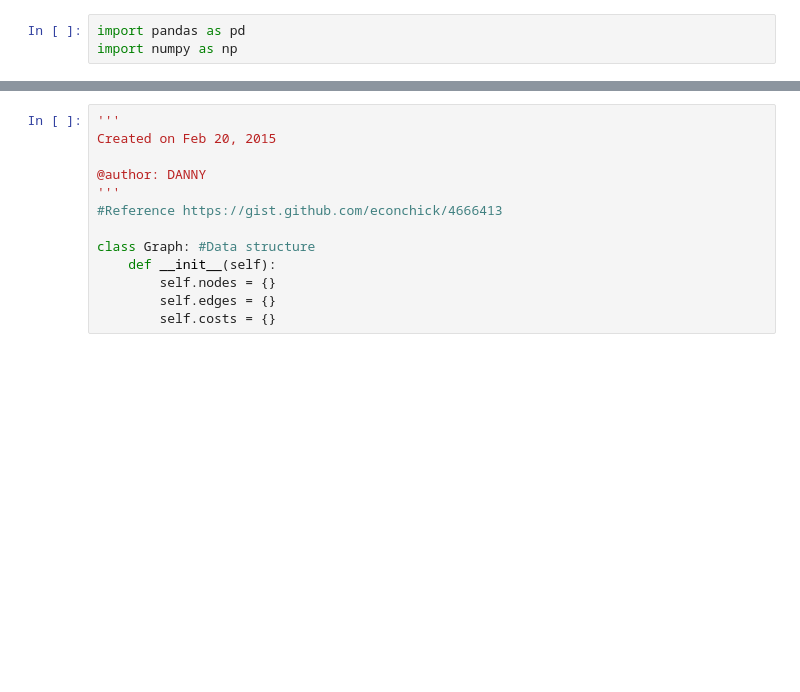
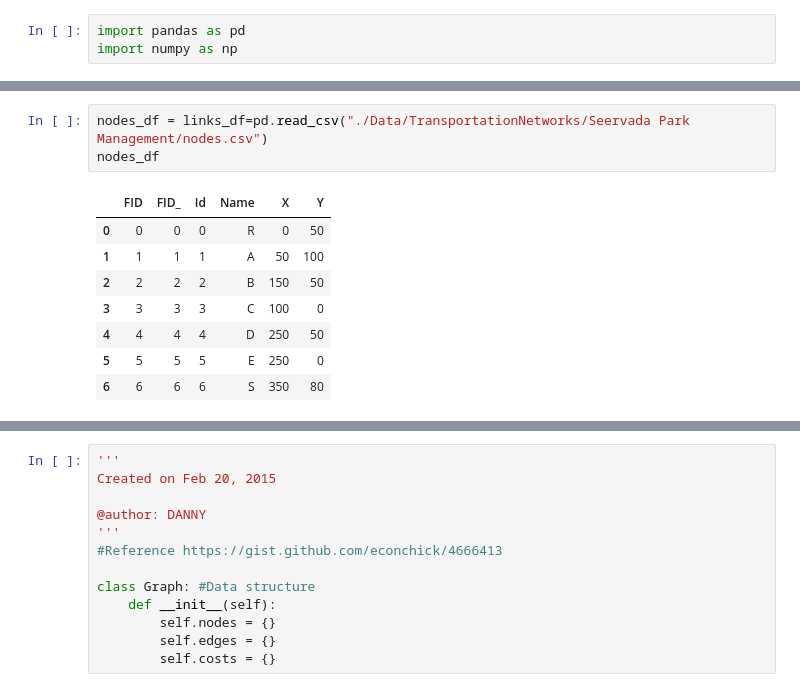
Before and after one commit to PyTrans/Urban-Network-Analysis, a Jupyter notebook: Shortest Path Algorithm.ipynb, the cells around one changed output, grey strips where cells are left out. Saved outputs shown, nothing was run; the diff lists cells and outputs as text; blank space fills up the shorter version.

```diff
--- a/Shortest Path Algorithm.ipynb
+++ b/Shortest Path Algorithm.ipynb
@@ -21,3 +23,15 @@ links_df.head(5)
+# %%
+nodes_df = links_df=pd.read_csv("./Data/TransportationNetworks/Seervada Park Management/nodes.csv")
+nodes_df
+# %% [output]
+|  | FID | FID_ | Id | Name | X | Y |
+| 0 | 0 | 0 | 0 | R | 0 | 50 |
+| 1 | 1 | 1 | 1 | A | 50 | 100 |
+| 2 | 2 | 2 | 2 | B | 150 | 50 |
+| 3 | 3 | 3 | 3 | C | 100 | 0 |
+| 4 | 4 | 4 | 4 | D | 250 | 50 |
+| 5 | 5 | 5 | 5 | E | 250 | 0 |
+| 6 | 6 | 6 | 6 | S | 350 | 80 |
 # %% [markdown]
 <img src="./Data/TransportationNetworks\Seervada Park Management\network_cost.png">
 # %%
```
Also changed, not shown: parts of 17 cells of this notebook.
